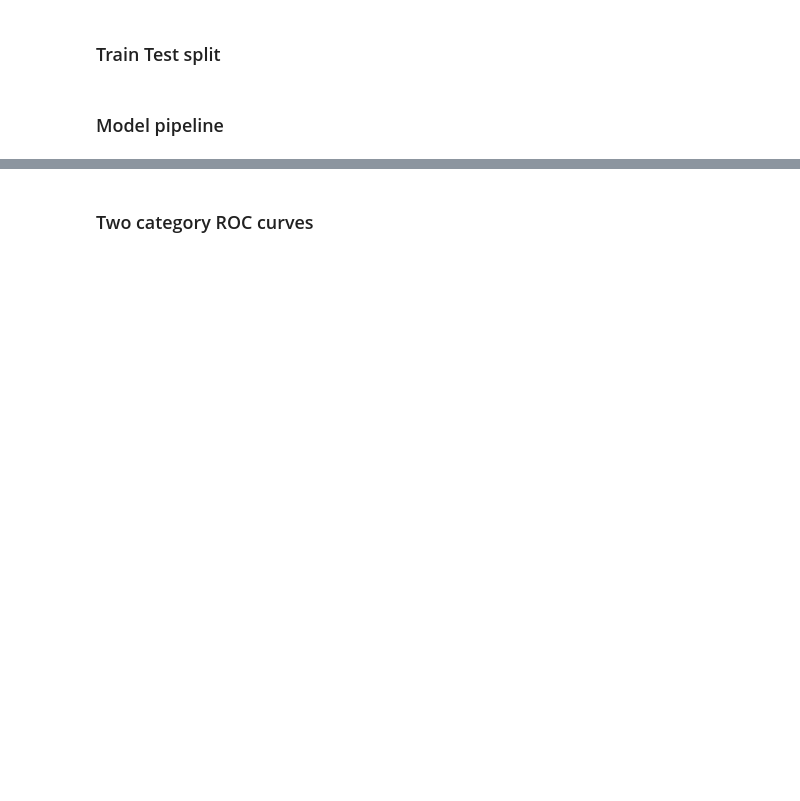
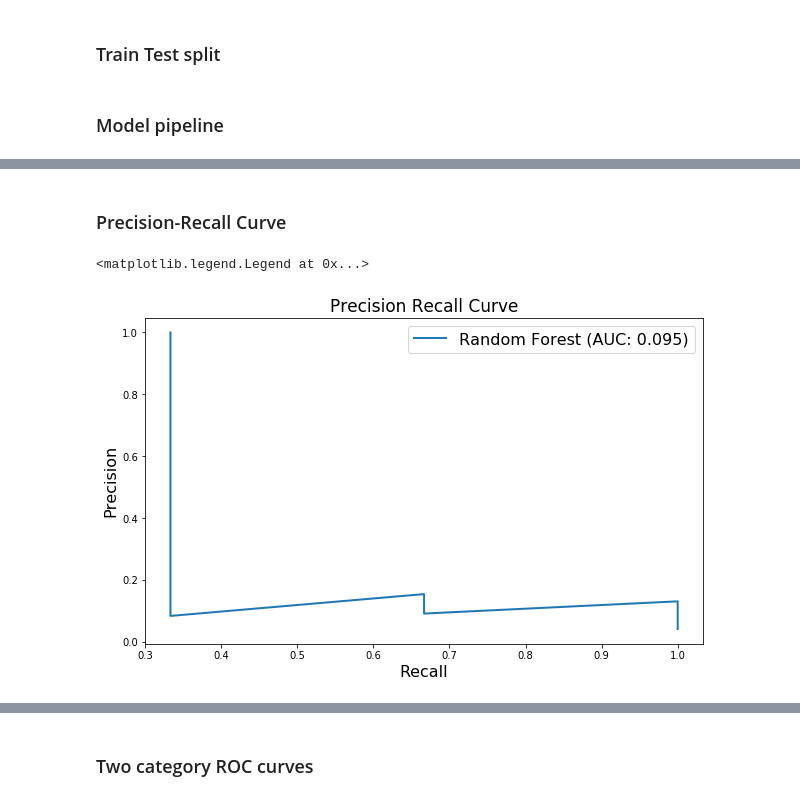
Before and after one commit to zhou100/FoodSecurityPrediction, a Jupyter notebook: feature_engineering.ipynb, the cells around one changed output, grey strips where cells are left out. Saved outputs shown, nothing was run; the diff lists cells and outputs as text; code cells hidden in the pictures; blank space fills up the shorter version.

```diff
--- a/feature_engineering.ipynb
+++ b/feature_engineering.ipynb
@@ -712,0 +506,25 @@ third_category_mid
+# %%
+measure = 'FCS'
+cut = 'bad'
+category = measure+'_binary_'+cut
+
+df_test,df_train = year_split("tz", tz_village)
+X_train,X_test,y_train_category,y_test_category,y_train_percent,y_test_percent = separate_y("tz",df_test,df_train)
+
+# baseline
+y_prob,y_test  = rfCLF(X_train,y_train_category[category],X_test,y_test_category[category],prob=True)
+# %% [markdown]
+### Precision-Recall Curve
+# %%
+precision_rf,recall_rf,auc_rf = get_pr(y_prob,y_test)
+
+plt.figure(figsize=(10,6))
+#plt.plot(recall_lr,precision_lr,label="Logistic Regression (AUC: {:.3f})".format(auc_lr),linewidth=2)
+plt.plot(recall_rf,precision_rf,label="Random Forest (AUC: {:.3f})".format(auc_rf),linewidth=2)
+plt.xlabel("Recall",fontsize=16)
+plt.ylabel("Precision",fontsize=16)
+plt.title("Precision Recall Curve",fontsize=17)
+plt.legend(fontsize=16)
+# %% [output]
+<matplotlib.legend.Legend at 0x...>
+[figure, added]
```
Also changed, not shown: parts of 41 cells of this notebook, 26 other files.
